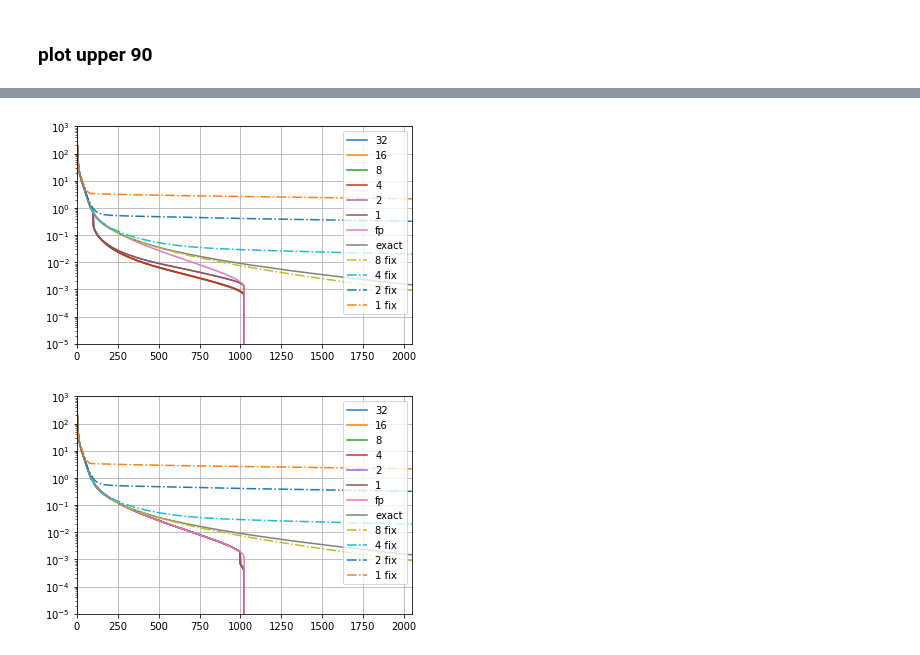
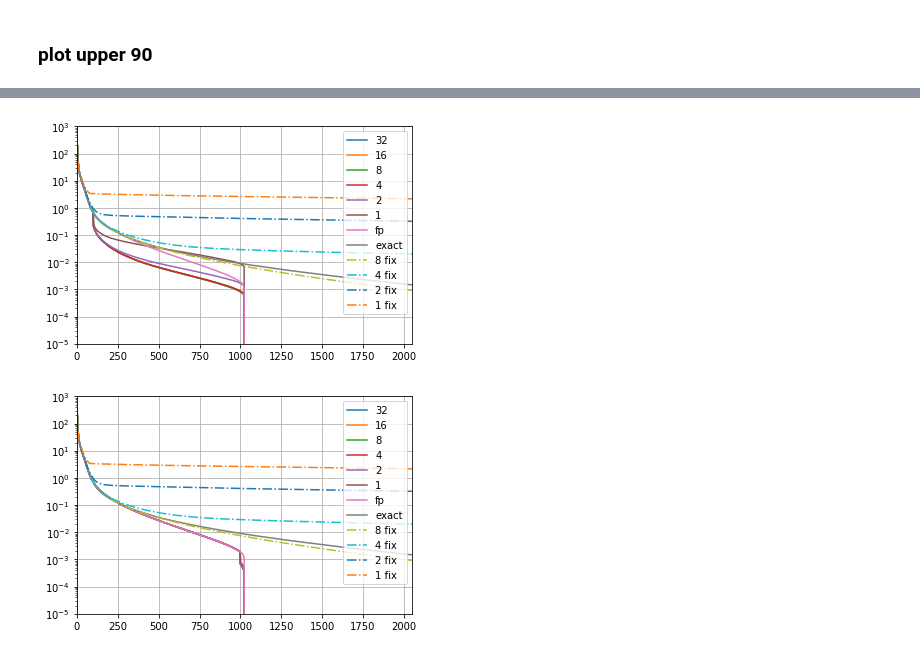
Before and after one commit to JianGoForIt/lp_rffs, a Jupyter notebook: kernel_reg/notebook/Visualize_residual_dynamic_range.ipynb, the cells around one changed output, grey strips where cells are left out. Saved outputs shown, nothing was run; the diff lists cells and outputs as text; code cells hidden in the pictures.

```diff
--- a/kernel_reg/notebook/Visualize_residual_dynamic_range.ipynb
+++ b/kernel_reg/notebook/Visualize_residual_dynamic_range.ipynb
@@ -434,24 +434,24 @@ plt.show()
 # %%
 plt.figure()
 plt.semilogy(spectrums_upper_90["upper_90_n_top_100_nbit_32"], label="32")
 plt.semilogy(spectrums_upper_90["upper_90_n_top_100_nbit_16"], label="16")
 plt.semilogy(spectrums_upper_90["upper_90_n_top_100_nbit_8"], label="8")
 plt.semilogy(spectrums_upper_90["upper_90_n_top_100_nbit_4"], label="4")
 plt.semilogy(spectrums_upper_90["upper_90_n_top_100_nbit_2"], label="2")
-plt.semilogy(spectrums_upper_90["upper_90_n_top_100_nbit_2"], label="1")
+plt.semilogy(spectrums_upper_90["upper_90_n_top_100_nbit_1"], label="1")
 plt.semilogy(spectrums_fp, label="fp")
 plt.semilogy(spectrums_exact, label="exact")
 plt.semilogy(spectrums_fix_bit["lp_rff_budget_1024_nbit_8_seed_1"], '-.', label="8 fix")
 plt.semilogy(spectrums_fix_bit["lp_rff_budget_1024_nbit_4_seed_1"], '-.', label="4 fix")
 plt.semilogy(spectrums_fix_bit["lp_rff_budget_1024_nbit_2_seed_1"], '-.', label="2 fix")
 plt.semilogy(spectrums_fix_bit["lp_rff_budget_1024_nbit_1_seed_1"], '-.', label="1 fix")
 plt.grid()
 plt.legend()
 plt.ylim([1e-5, 1e3])
 plt.xlim([0, 2048])
 plt.show()
 # %% [output]
-[figure, old version]
+[figure, new version]
 # %%
 plt.figure()
 plt.semilogy(spectrums_upper_90["upper_90_n_top_1000_nbit_32"], label="32")
```
Also changed, not shown: parts of 5 cells of this notebook, 1 other file.
